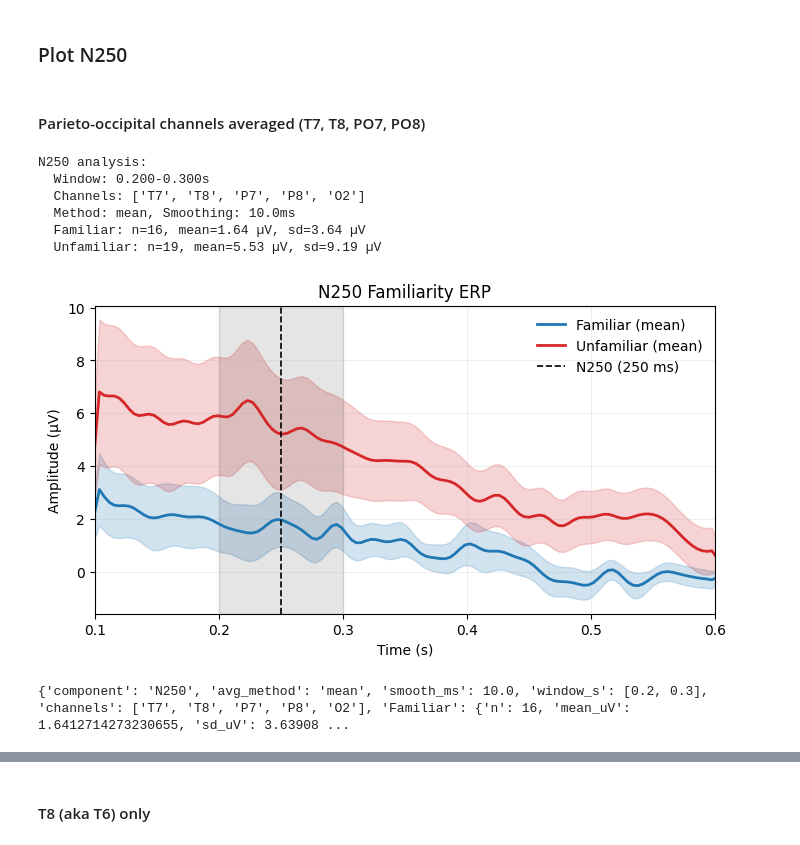
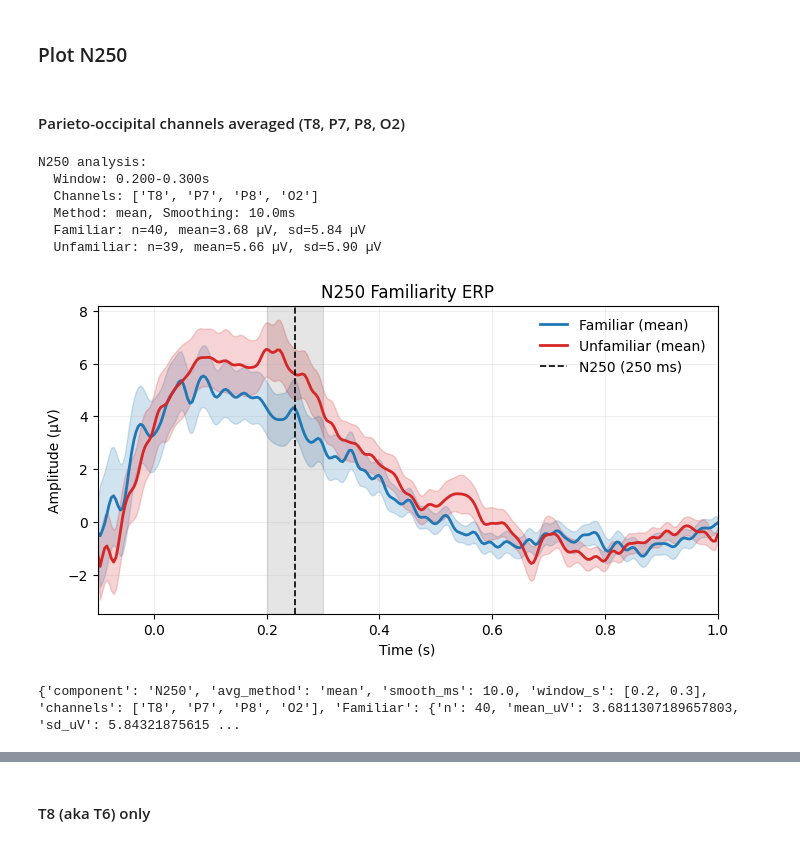
Before and after one commit to YouniPark/FYDP-rename_later-, a Jupyter notebook: poc/eeg_analysis/EEG_Data_Analysis.ipynb, the cells around one changed output, grey strips where cells are left out. Drawn from its saved outputs; the diff is of its cells as text; code cells hidden in the pictures.

```diff
--- a/poc/eeg_analysis/EEG_Data_Analysis.ipynb
+++ b/poc/eeg_analysis/EEG_Data_Analysis.ipynb
@@ -462,7 +458,7 @@ Re-reference channels using common average reference (CAR).
 Examines post-reference standard deviation of mean, which should be close to 0.
 # %%
 ## Common Average Reference (CAR)
-avg_channels = ["CZ", "T7", "T8", "P7", "P8", "O2"]  # Exclude O1 and Pz from CAR for Exp 3
+avg_channels = ["CZ", "T8", "P7", "P8", "O2"]  # Exclude O1, Pz, and T7 from CAR for Exp 3
 
 ch_upper_map = {ch.upper(): ch for ch in raw_filt.ch_names}
 picks_in_avg = [ch_upper_map[ch] for ch in avg_channels]
@@ -1033,28 +1090,29 @@ _base_epochs = epochs  # Use previously loaded epochs
 # %% [markdown]
 ### Plot N250
 # %% [markdown]
-#### Parieto-occipital channels averaged (T7, T8, PO7, PO8)
+#### Parieto-occipital channels averaged (T8, P7, P8, O2)
 # %%
 ## Plot N250 familiar vs unfamiliar (averaged across parieto-occipital channels, all valid trials)
 fig, stats = plot_familiar_vs_unfamiliar(
     _base_epochs,
     component="N250",
-    time_window=(0.1, 0.6),
+    picks=["T8", "P7", "P8", "O2"],
+    time_window=(-0.1, 1.0),
     average=True,
     avg_method="mean",
     smooth_ms=10,
     title="N250 Familiarity ERP",
 )
 print(stats)
 # %% [output]
 N250 analysis:
   Window: 0.200-0.300s
-  Channels: ['T7', 'T8', 'P7', 'P8', 'O2']
+  Channels: ['T8', 'P7', 'P8', 'O2']
   Method: mean, Smoothing: 10.0ms
-  Familiar: n=16, mean=1.64 µV, sd=3.64 µV
-  Unfamiliar: n=19, mean=5.53 µV, sd=9.19 µV
+  Familiar: n=40, mean=3.68 µV, sd=5.84 µV
+  Unfamiliar: n=39, mean=5.66 µV, sd=5.90 µV
-[figure, old version]
+[figure, new version]
-{'component': 'N250', 'avg_method': 'mean', 'smooth_ms': 10.0, 'window_s': [0.2, 0.3], 'channels': ['T7', 'T8', 'P7', 'P8', 'O2'], 'Familiar': {'n': 16, 'mean_uV': 1.6412714273230655, 'sd_uV': 3.63908 ...
+{'component': 'N250', 'avg_method': 'mean', 'smooth_ms': 10.0, 'window_s': [0.2, 0.3], 'channels': ['T8', 'P7', 'P8', 'O2'], 'Familiar': {'n': 40, 'mean_uV': 3.6811307189657803, 'sd_uV': 5.84321875615 ...
 # %%
 ## N250 (single trials overlay)
 fig, stats = plot_familiar_vs_unfamiliar(
```
Also changed, not shown: parts of 20 cells of this notebook, 2 other files.
